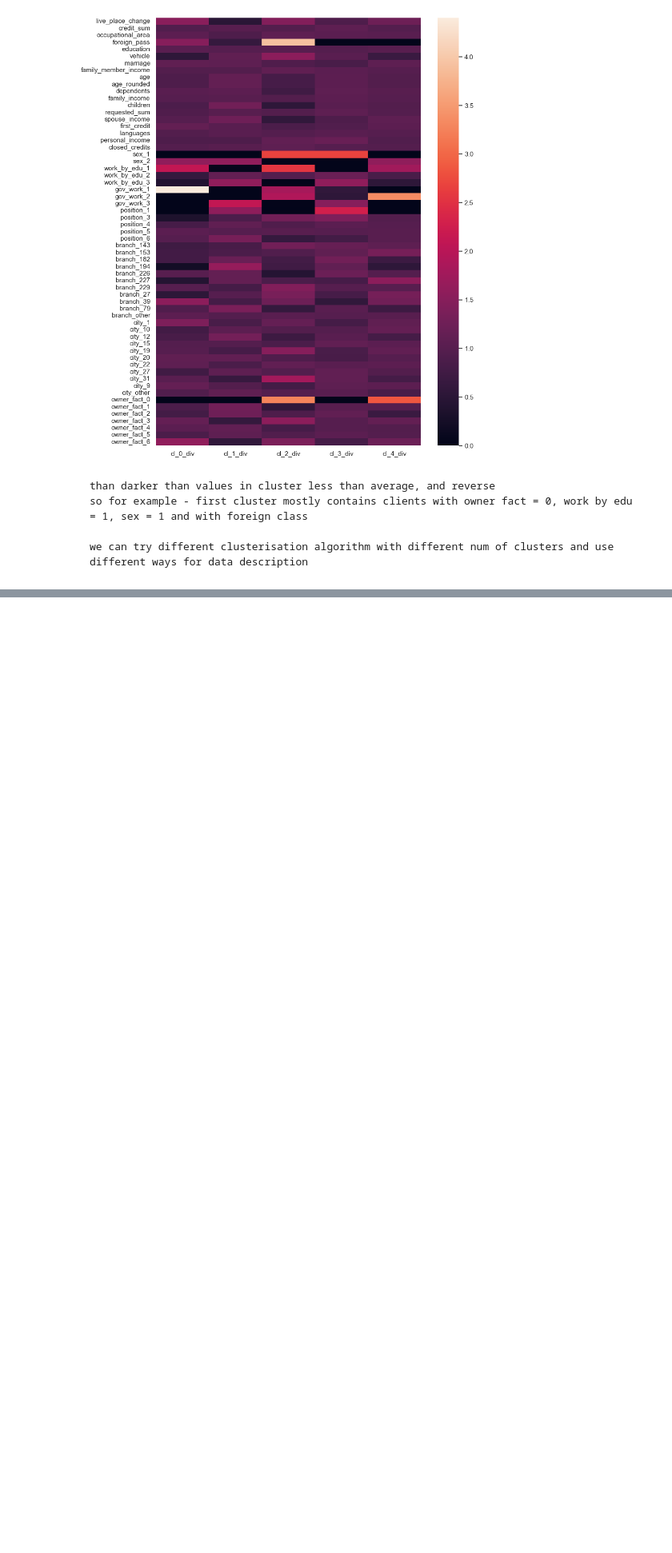
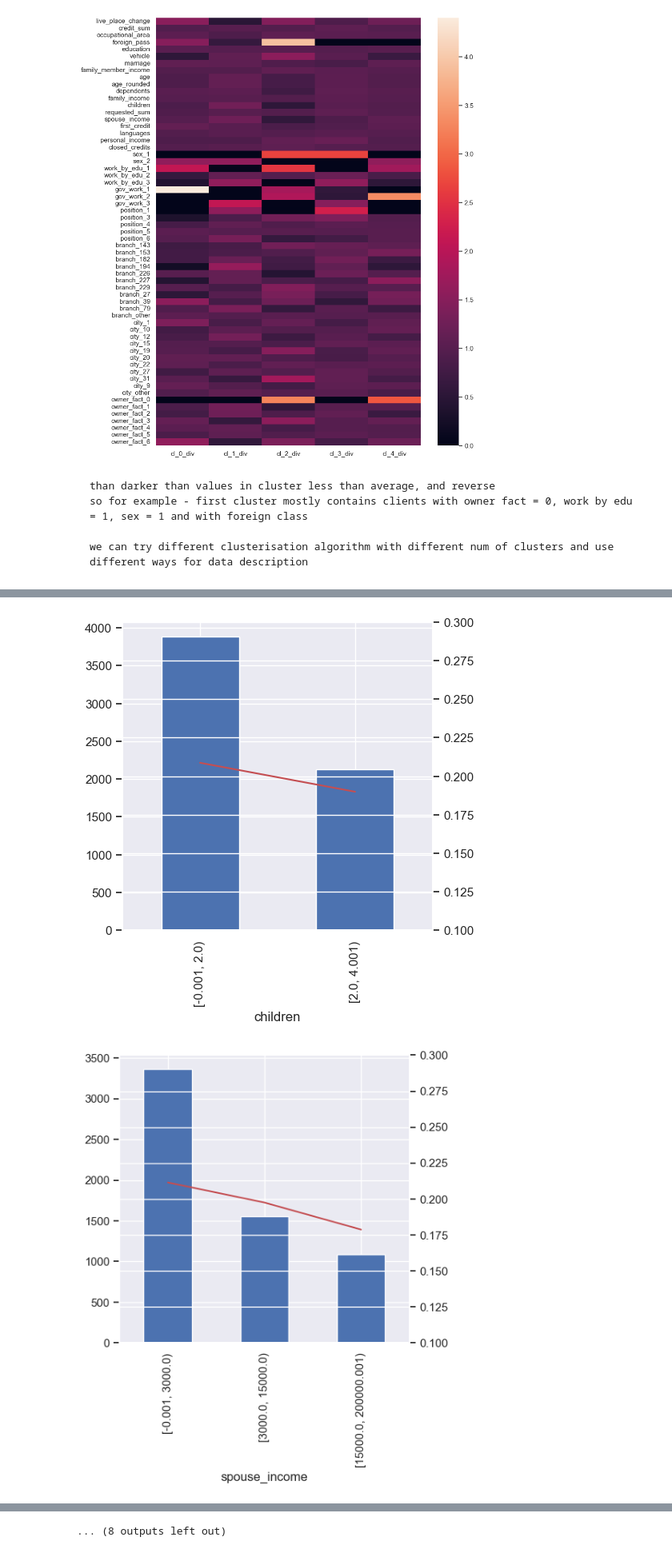
Before and after one commit to messiah1349/es_fin, a Jupyter notebook: main.ipynb, the cells around one changed output, grey strips where cells are left out. Shown at 80% size. Cells and saved outputs as stored; diff of their text form; code cells hidden in the pictures; blank space fills up the shorter version.

```diff
--- a/main.ipynb
+++ b/main.ipynb
@@ -302,0 +310,6 @@ sne.heatmap(averages.iloc[:, -n_clusters:])
+# %%
+sne.set(rc={'figure.figsize':(5,5)})
+model_pipeline.woe.draw_buckets(ylim=(0.1, 0.3))
+# %% [output]
+[figure, added]
+[figure, added]
@@ -302,0 +326 @@ sne.heatmap(averages.iloc[:, -n_clusters:])
+... (8 outputs left out)
```
Also changed, not shown: parts of 2 cells of this notebook.
